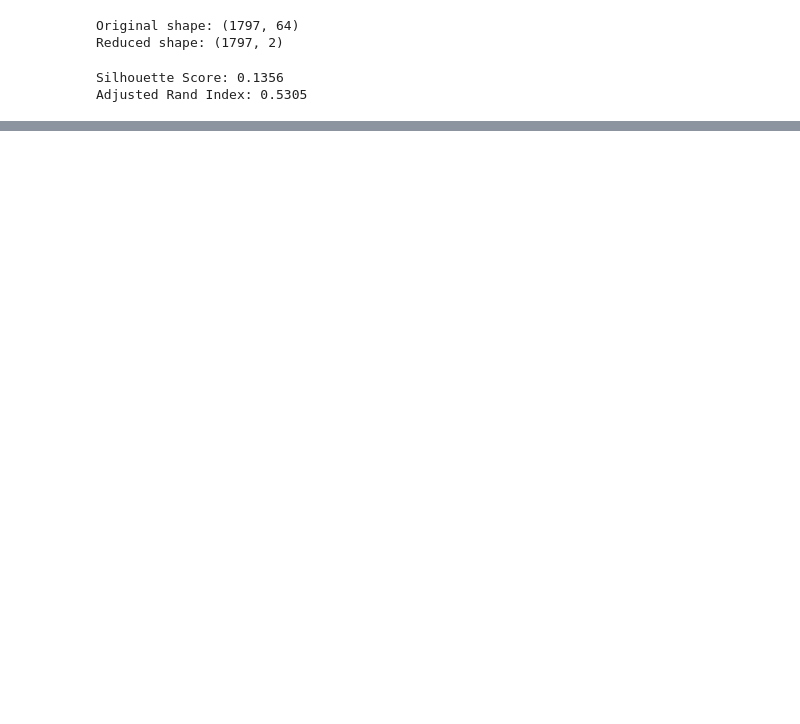
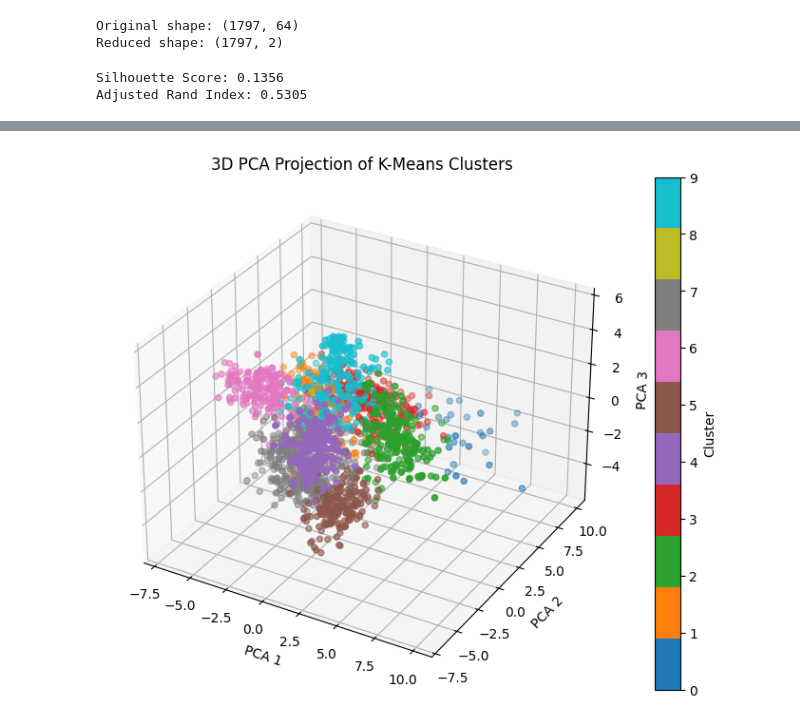
Before and after one commit to AllenDong102/CMOR-438, a Jupyter notebook: Unsupervised Learning/1. K-Means Clustering/K-Means_Clustering.ipynb, the cells around one changed output, grey strips where cells are left out. Cells and saved outputs as stored; diff of their text form; code cells hidden in the pictures; blank space fills up the shorter version.

```diff
--- a/Unsupervised Learning/1. K-Means Clustering/K-Means_Clustering.ipynb
+++ b/Unsupervised Learning/1. K-Means Clustering/K-Means_Clustering.ipynb
@@ -71,0 +72,22 @@ plt.show()
+# %%
+
+# 3D Visualization using PCA (3 components)
+from sklearn.decomposition import PCA
+from mpl_toolkits.mplot3d import Axes3D
+
+# Reduce to 3D for visualization
+pca_3d = PCA(n_components=3)
+X_pca_3d = pca_3d.fit_transform(X_scaled)
+
+# Create 3D scatter plot
+fig = plt.figure(figsize=(10, 7))
+ax = fig.add_subplot(111, projection='3d')
+scatter = ax.scatter(X_pca_3d[:, 0], X_pca_3d[:, 1], X_pca_3d[:, 2], c=clusters, cmap='tab10', s=20)
+ax.set_title("3D PCA Projection of K-Means Clusters")
+ax.set_xlabel("PCA 1")
+ax.set_ylabel("PCA 2")
+ax.set_zlabel("PCA 3")
+plt.colorbar(scatter, label='Cluster')
+plt.show()
+# %% [output]
+[figure, added]
```
Also changed, not shown: parts of 5 cells of this notebook, 15 other files.
